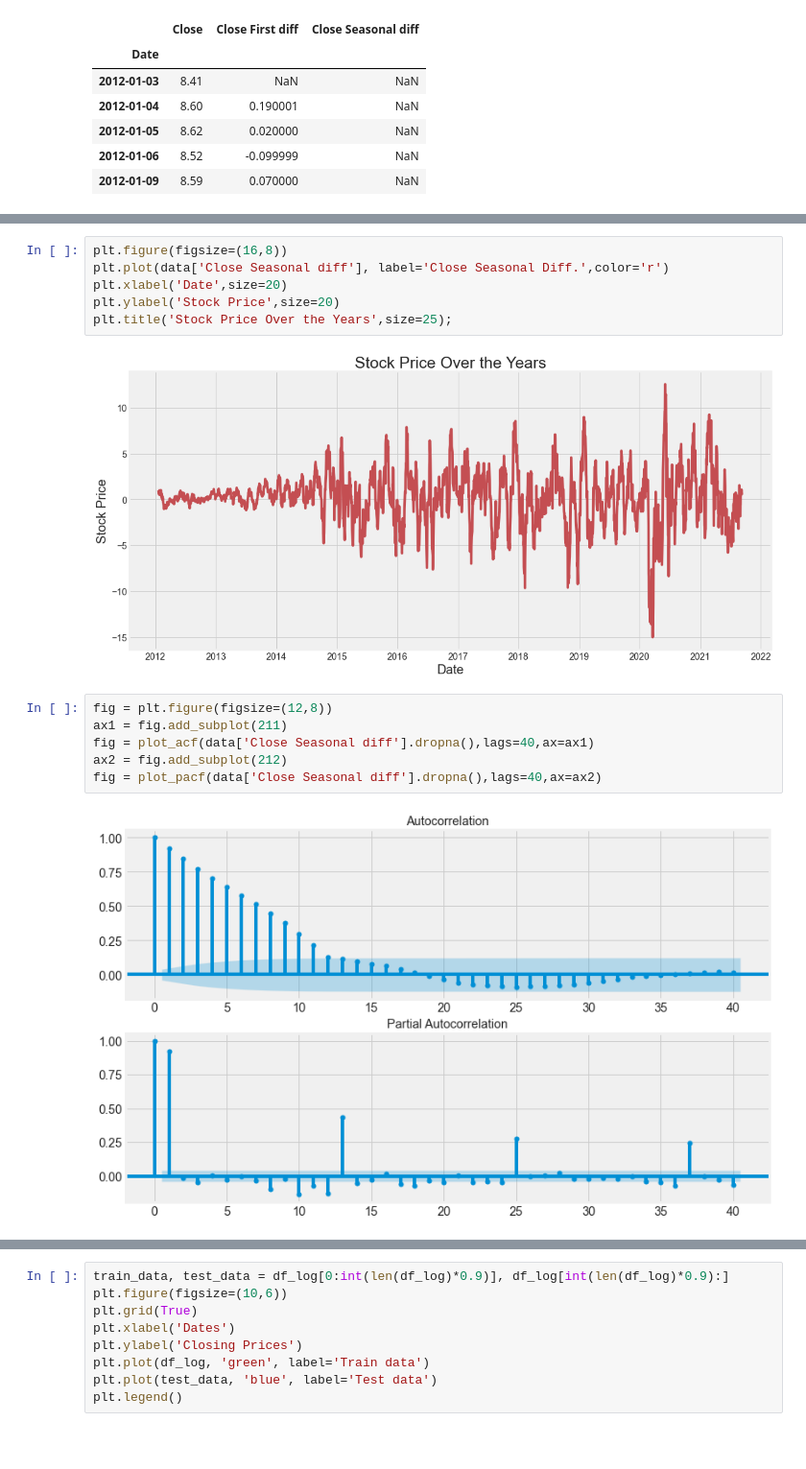
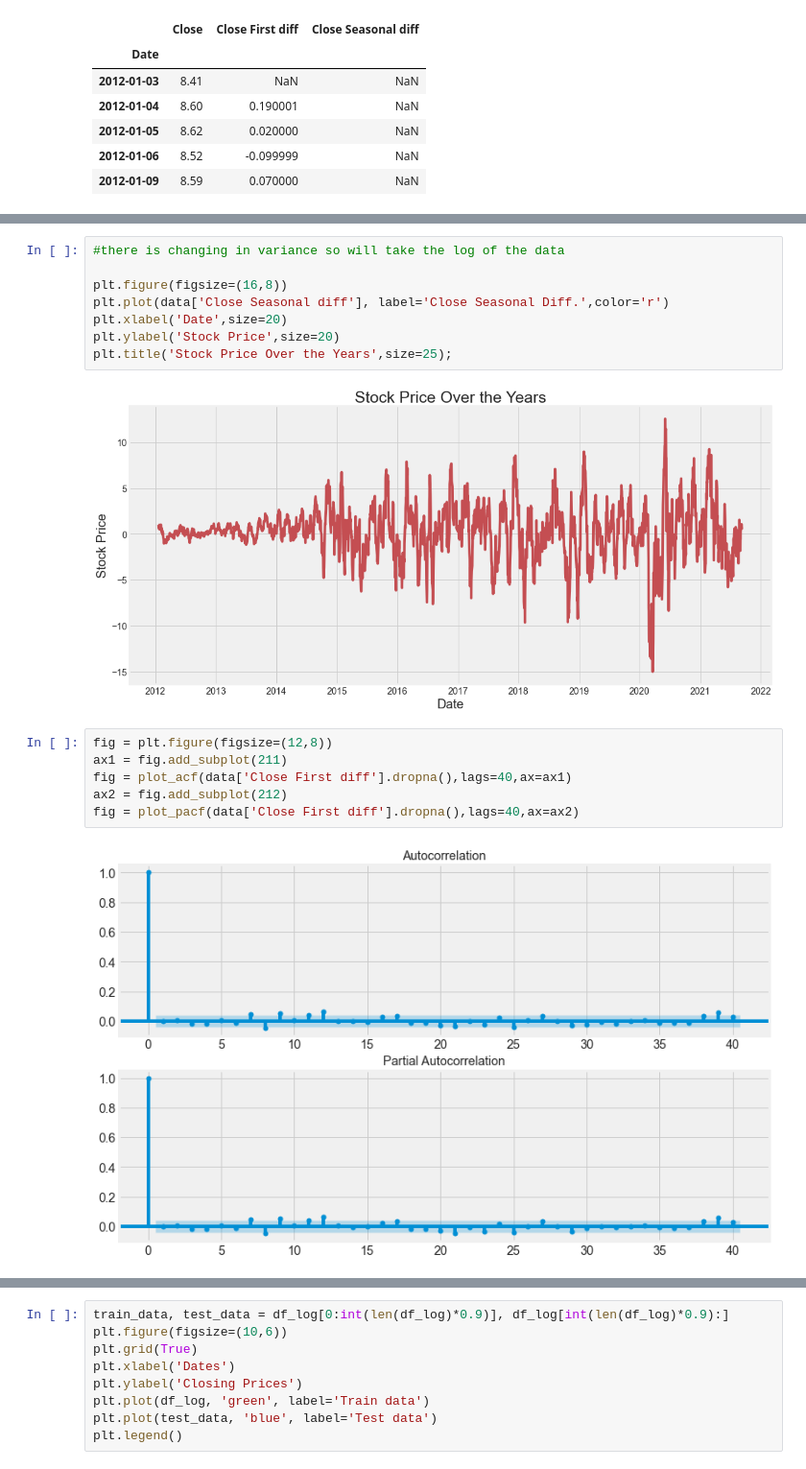
Before and after one commit to miazfryer/airlines_stocks, a Jupyter notebook: 02_ARIMA.ipynb, the cells around one changed output, grey strips where cells are left out. Shown: that part at 96% size. Cells and saved outputs as stored; diff of their text form; blank space fills up the shorter version.

```diff
--- a/02_ARIMA.ipynb
+++ b/02_ARIMA.ipynb
@@ -113,4 +116,6 @@ Number of Observations : 2401
 # %%
+#there is changing in variance so will take the log of the data
+
 plt.figure(figsize=(16,8))
 plt.plot(data['Close Seasonal diff'], label='Close Seasonal Diff.',color='r')
 plt.xlabel('Date',size=20)
@@ -121,9 +126,9 @@ plt.title('Stock Price Over the Years',size=25);
 # %%
 fig = plt.figure(figsize=(12,8))
 ax1 = fig.add_subplot(211)
-fig = plot_acf(data['Close Seasonal diff'].dropna(),lags=40,ax=ax1)
+fig = plot_acf(data['Close First diff'].dropna(),lags=40,ax=ax1)
 ax2 = fig.add_subplot(212)
-fig = plot_pacf(data['Close Seasonal diff'].dropna(),lags=40,ax=ax2)
+fig = plot_pacf(data['Close First diff'].dropna(),lags=40,ax=ax2)
 # %% [output]
-[figure, old version]
+[figure, new version]
 # %%
```
Also changed, not shown: parts of 12 cells of this notebook, 5 other files.
